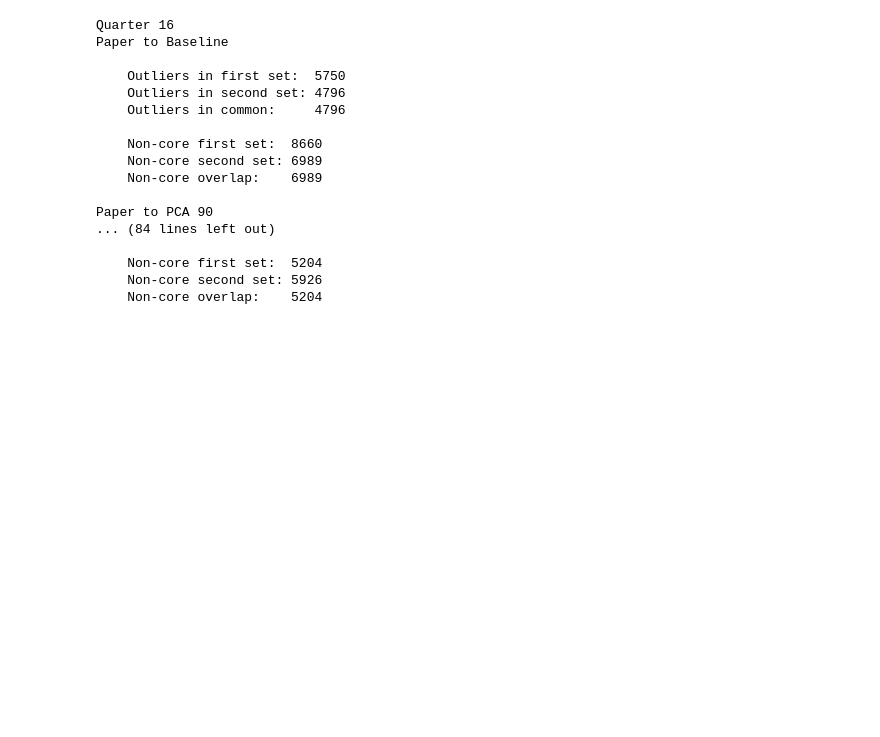
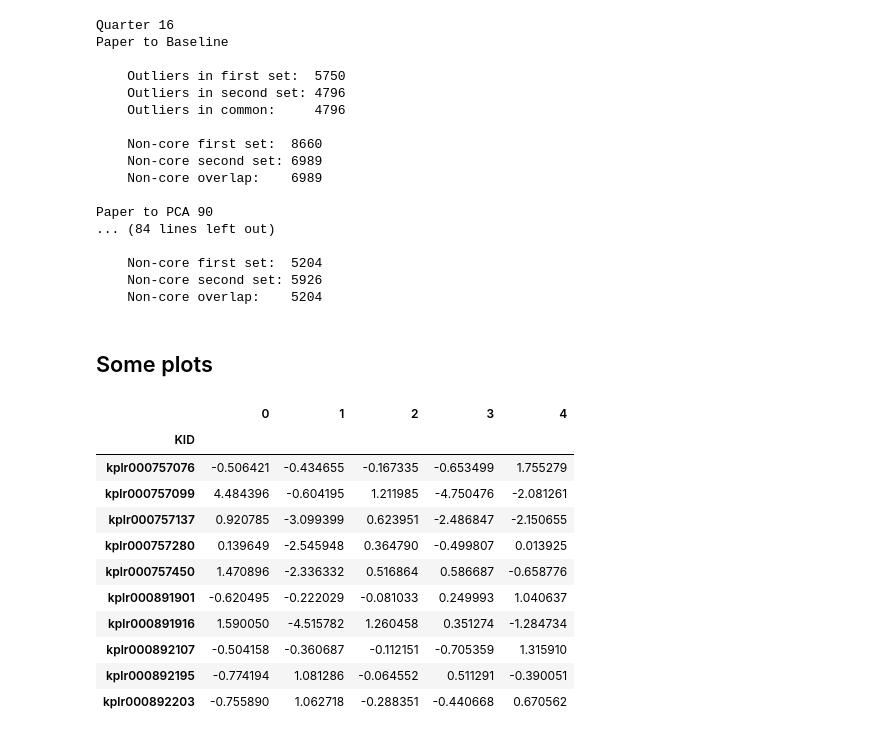
Before and after one commit to d-giles/lcfeatures, a Jupyter notebook: PCA Reductions.ipynb, the cells around one changed output. Saved outputs shown, nothing was run; the diff lists cells and outputs as text; code cells hidden in the pictures; blank space fills up the shorter version.

```diff
--- a/PCA Reductions.ipynb
+++ b/PCA Reductions.ipynb
@@ -678,3 +683,5 @@ Paper to PCA 90
     Non-core first set:  5204
     Non-core second set: 5926
     Non-core overlap:    5204
+# %% [markdown]
+## Some plots
@@ -680,0 +692,15 @@ Paper to PCA 90
+# %%
+Q4_pca90.data[Q4_pca90.data.columns[:5]][:10]
+# %% [output]
+|  | 0 | 1 | 2 | 3 | 4 |
+| KID |  |  |  |  |  |
+| kplr000757076 | -0.506421 | -0.434655 | -0.167335 | -0.653499 | 1.755279 |
+| kplr000757099 | 4.484396 | -0.604195 | 1.211985 | -4.750476 | -2.081261 |
+| kplr000757137 | 0.920785 | -3.099399 | 0.623951 | -2.486847 | -2.150655 |
+| kplr000757280 | 0.139649 | -2.545948 | 0.364790 | -0.499807 | 0.013925 |
+| kplr000757450 | 1.470896 | -2.336332 | 0.516864 | 0.586687 | -0.658776 |
+| kplr000891901 | -0.620495 | -0.222029 | -0.081033 | 0.249993 | 1.040637 |
+| kplr000891916 | 1.590050 | -4.515782 | 1.260458 | 0.351274 | -1.284734 |
+| kplr000892107 | -0.504158 | -0.360687 | -0.112151 | -0.705359 | 1.315910 |
+| kplr000892195 | -0.774194 | 1.081286 | -0.064552 | 0.511291 | -0.390051 |
+| kplr000892203 | -0.755890 | 1.062718 | -0.288351 | -0.440668 | 0.670562 |
```
Also changed, not shown: parts of 5 cells of this notebook, 1 other file.
